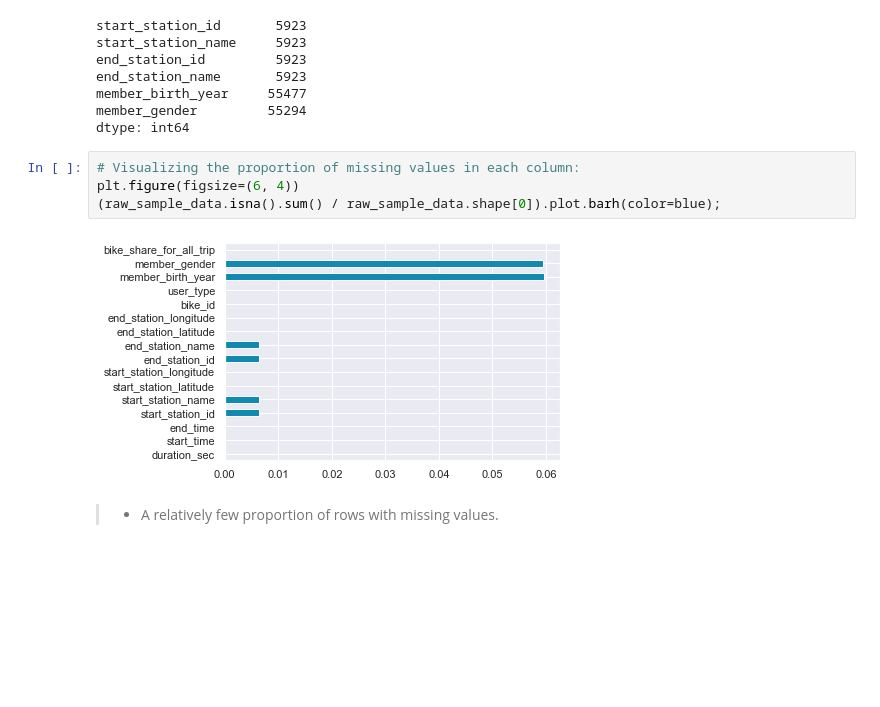
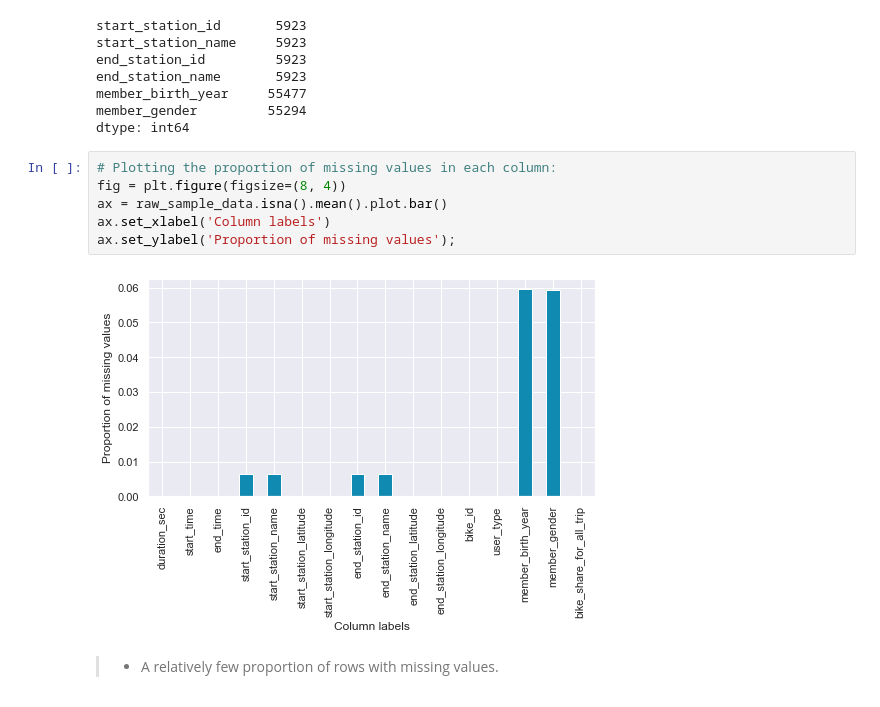
Before and after one commit to DVM-Moheb/Udacity---Communicate-Data-Findings, a Jupyter notebook: exploration_template.ipynb, the cells around one changed output. Saved outputs shown, nothing was run; the diff lists cells and outputs as text; blank space fills up the shorter version.

```diff
--- a/exploration_template.ipynb
+++ b/exploration_template.ipynb
@@ -201,11 +201,13 @@ member_birth_year     55477
 member_gender         55294
 dtype: int64
 # %%
-# Visualizing the proportion of missing values in each column:
-plt.figure(figsize=(6, 4))
-(raw_sample_data.isna().sum() / raw_sample_data.shape[0]).plot.barh(color=blue);
+# Plotting the proportion of missing values in each column:
+fig = plt.figure(figsize=(8, 4))
+ax = raw_sample_data.isna().mean().plot.bar()
+ax.set_xlabel('Column labels')
+ax.set_ylabel('Proportion of missing values');
 # %% [output]
-[figure, old version]
+[figure, new version]
 # %% [markdown]
 > - A relatively few proportion of rows with missing values.
 # %%
```
Also changed, not shown: parts of 2 cells of this notebook, 1 other file.
